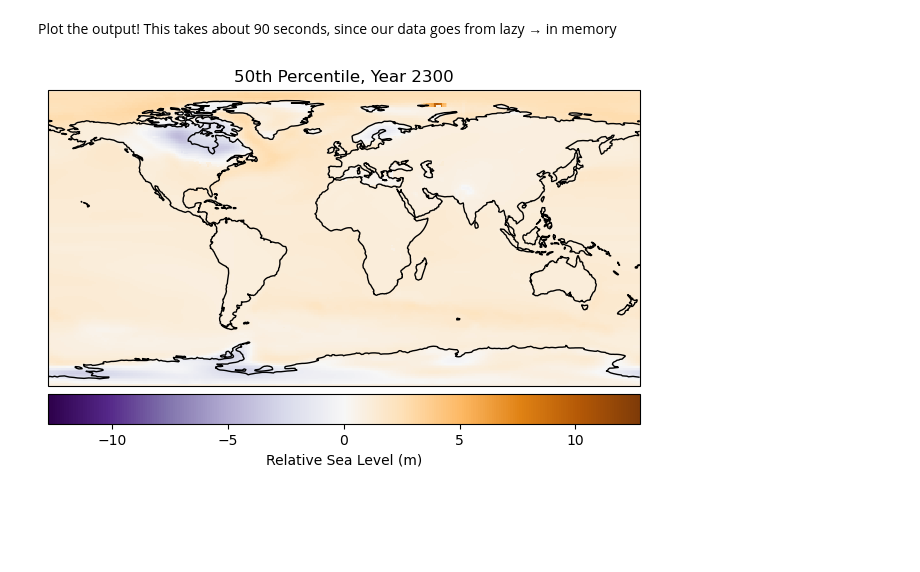
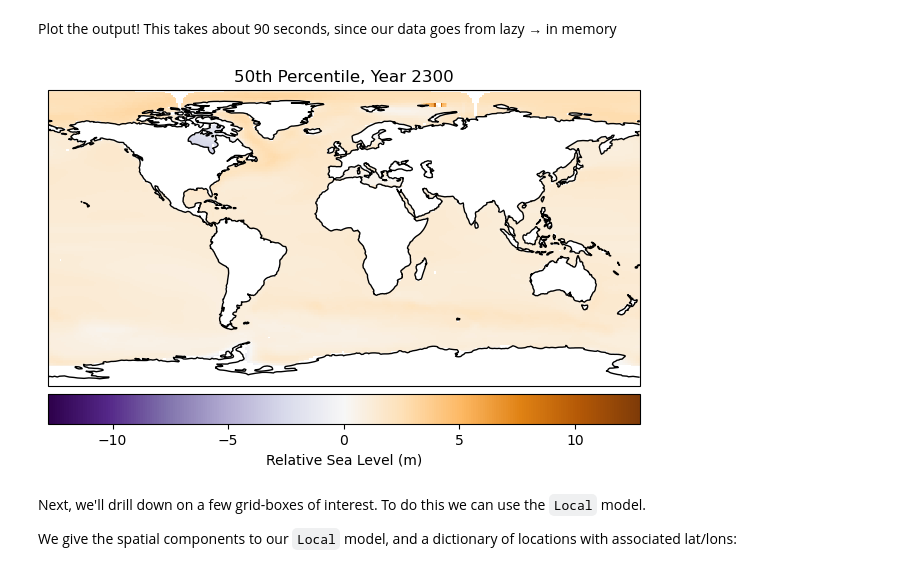
Before and after one commit to MetOffice/ProFSea-tool, a Jupyter notebook: profsea/tutorial_notebooks/worked_example.ipynb, the cells around one changed output. Saved outputs shown, nothing was run; the diff lists cells and outputs as text; code cells hidden in the pictures; blank space fills up the shorter version.

```diff
--- a/profsea/tutorial_notebooks/worked_example.ipynb
+++ b/profsea/tutorial_notebooks/worked_example.ipynb
@@ -169,32 +179,42 @@ spatial_model.save_components(
 # %% [markdown]
 Plot the output! This takes about 90 seconds, since our data goes from lazy &rarr; in memory
+# %%
+# Add a land-sea mask to results.total_rsl (set vals to NaN over land)
+# Mask is in here: profsea/profsea-assets/cmip6-patterns/ACCESS-CM2/zos_mask_ssp245_ACCESS-CM2.nc
+import xarray as xr
+mask = xr.open_dataset("../../profsea/profsea-assets/cmip6-patterns/ACCESS-CM2/zos_mask_ssp245_ACCESS-CM2.nc").zos_mask
+total_rsl_masked = total_rsl.where(mask == 0)
 # %%
 import cartopy.crs as ccrs
 
 fig = plt.figure(figsize=(6, 4), layout="constrained")
 
-total_rsl_med = total_rsl[2, -1, :, :]
+total_rsl_med = total_rsl_masked[2, -1, :, :]
 vmax = np.nanmax(np.abs(total_rsl))
 vmin = -vmax
 
 ax = fig.add_subplot(111, projection=ccrs.PlateCarree())
 ax.set_title("50th Percentile, Year 2300")
 ax.pcolormesh(
     spatial_model.grid_lons,
     spatial_model.grid_lats,
     total_rsl_med,
     transform=ccrs.PlateCarree(),
     cmap="PuOr_r",
     vmin=vmin,
     vmax=vmax,
 )
 ax.coastlines()
 fig.colorbar(
     mappable=ax.collections[0],
     label="Relative Sea Level (m)",
     orientation="horizontal",
     pad=0.02,
 )
 plt.show()
 # %% [output]
-[figure, old version]
+[figure, new version]
+# %% [markdown]
+Next, we'll drill down on a few grid-boxes of interest. To do this we can use the `Local` model.
+
+We give the spatial components to our `Local` model, and a dictionary of locations with associated lat/lons:
```
Also changed, not shown: parts of 6 cells of this notebook, 4 other files.
